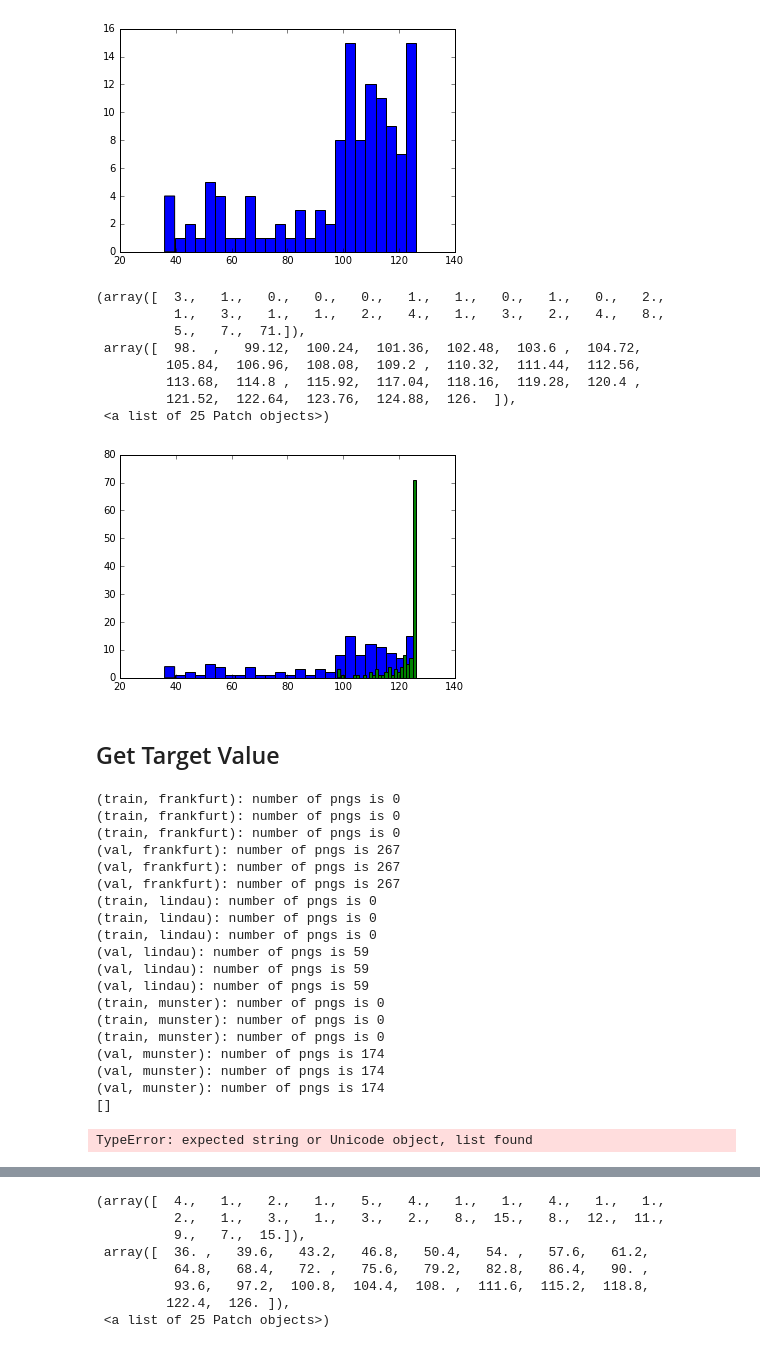
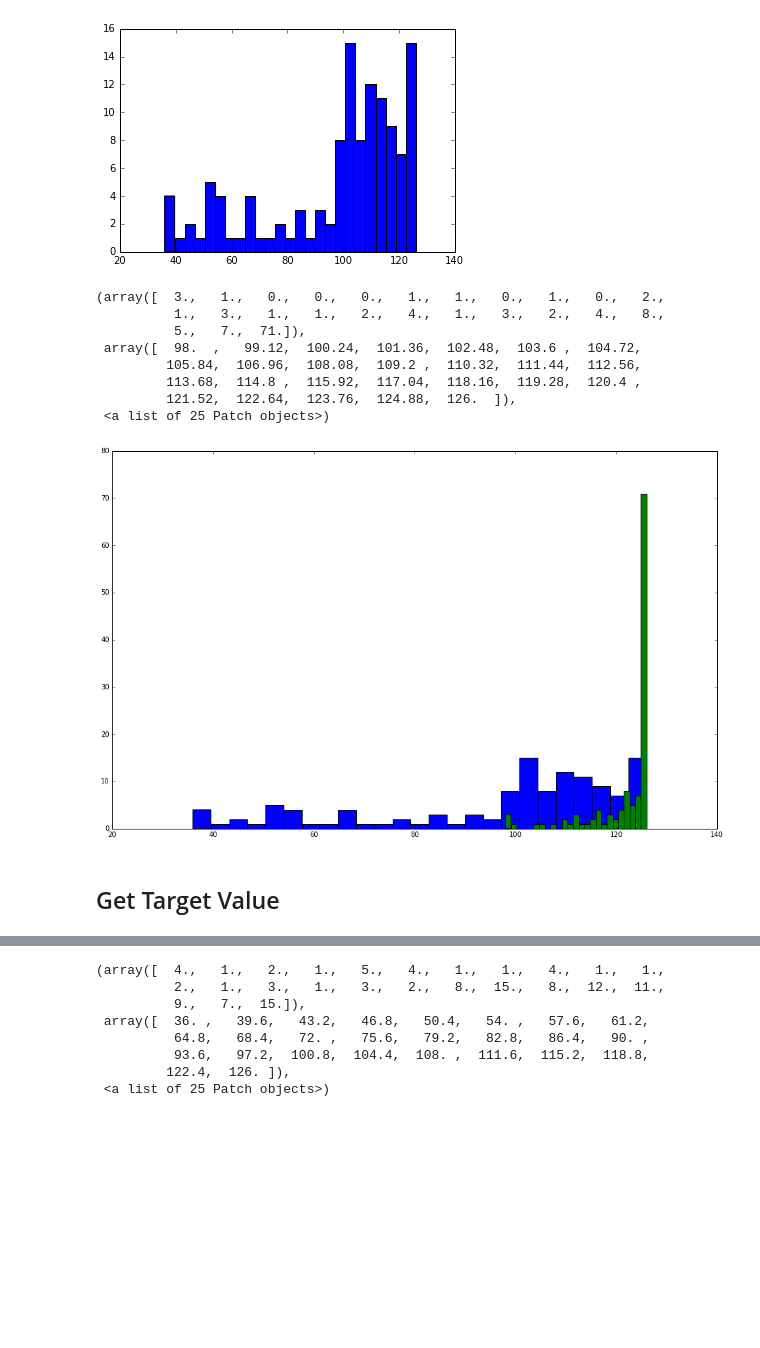
Before and after one commit to Avidereta/dl_project, a Jupyter notebook: preprocess_cityscapes.ipynb, the cells around one changed output, grey strips where cells are left out. Drawn from its saved outputs; the diff is of its cells as text; code cells hidden in the pictures; blank space fills up the shorter version.

```diff
--- a/preprocess_cityscapes.ipynb
+++ b/preprocess_cityscapes.ipynb
@@ -144,17 +142,18 @@ plt.hist(max_disps_excl, bins=25)
  <a list of 25 Patch objects>)
 [figure]
 # %%
+plt.figure(figsize=(16, 10))
 plt.hist(max_disps_excl, bins=25)
 plt.hist(max_disps, bins=25)
 # %% [output]
 (array([  3.,   1.,   0.,   0.,   0.,   1.,   1.,   0.,   1.,   0.,   2.,
           1.,   3.,   1.,   1.,   2.,   4.,   1.,   3.,   2.,   4.,   8.,
           5.,   7.,  71.]),
  array([  98.  ,   99.12,  100.24,  101.36,  102.48,  103.6 ,  104.72,
          105.84,  106.96,  108.08,  109.2 ,  110.32,  111.44,  112.56,
          113.68,  114.8 ,  115.92,  117.04,  118.16,  119.28,  120.4 ,
          121.52,  122.64,  123.76,  124.88,  126.  ]),
  <a list of 25 Patch objects>)
-[figure, old version]
+[figure, new version]
 # %% [markdown]
 ## Get Target Value
@@ -176,28 +165,8 @@ def prepare_dataset(data):
 # %%
+cities = get_cities()
 modes = ['train', 'val']
-dataset = list(prepare_dataset(
-        itertools.chain(zip(ReadFilePaths(mode, city, 'leftImg8bit'),
-                          ReadFilePaths(mode, city, 'gtFine', 'gtFine_color.png'),
-                          ReadFilePaths(mode, city, 'disparity'))
-                         for mode in modes for city in cities[mode])))
+dataset = prepare_dataset(
+        itertools.chain(*[zip(ReadFilePaths(mode, city, 'leftImg8bit'),
+                              ReadFilePaths(mode, city, 'gtFine', 'gtFine_color.png'),
+                              ReadFilePaths(mode, city, 'disparity'))
+                        for mode in modes for city in cities[mode]]))
-# %% [output]
-(train, frankfurt): number of pngs is 0
-(train, frankfurt): number of pngs is 0
-(train, frankfurt): number of pngs is 0
-(val, frankfurt): number of pngs is 267
-(val, frankfurt): number of pngs is 267
-(val, frankfurt): number of pngs is 267
-(train, lindau): number of pngs is 0
-(train, lindau): number of pngs is 0
-(train, lindau): number of pngs is 0
-(val, lindau): number of pngs is 59
-(val, lindau): number of pngs is 59
-(val, lindau): number of pngs is 59
-(train, munster): number of pngs is 0
-(train, munster): number of pngs is 0
-(train, munster): number of pngs is 0
-(val, munster): number of pngs is 174
-(val, munster): number of pngs is 174
-(val, munster): number of pngs is 174
-[]
-TypeError: expected string or Unicode object, list found
```
Also changed, not shown: parts of 9 cells of this notebook, 2 other files.
